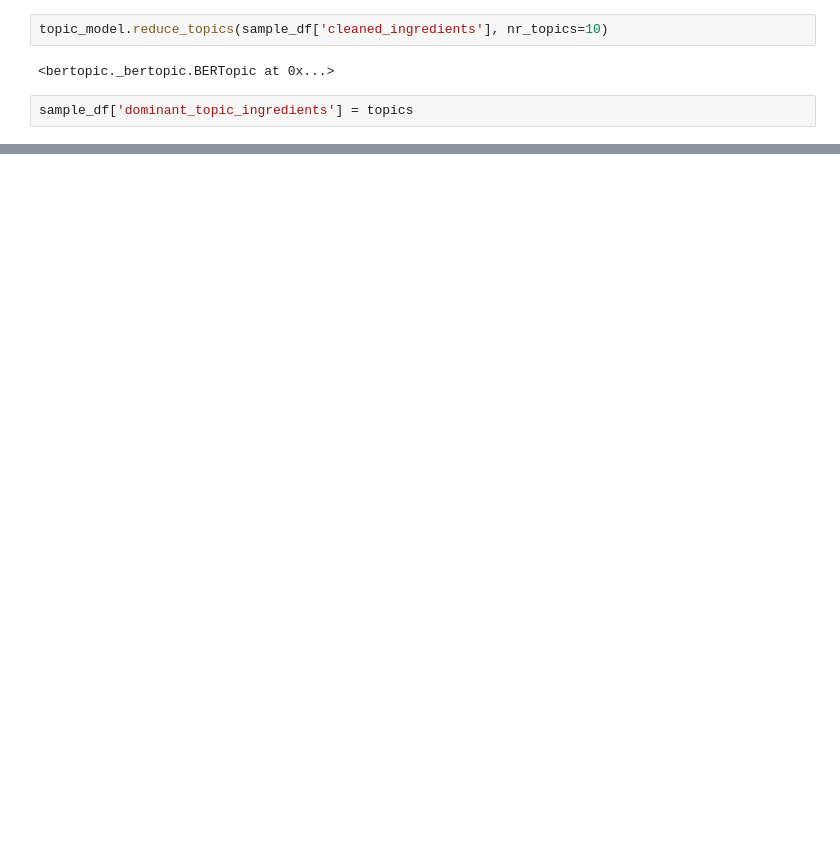
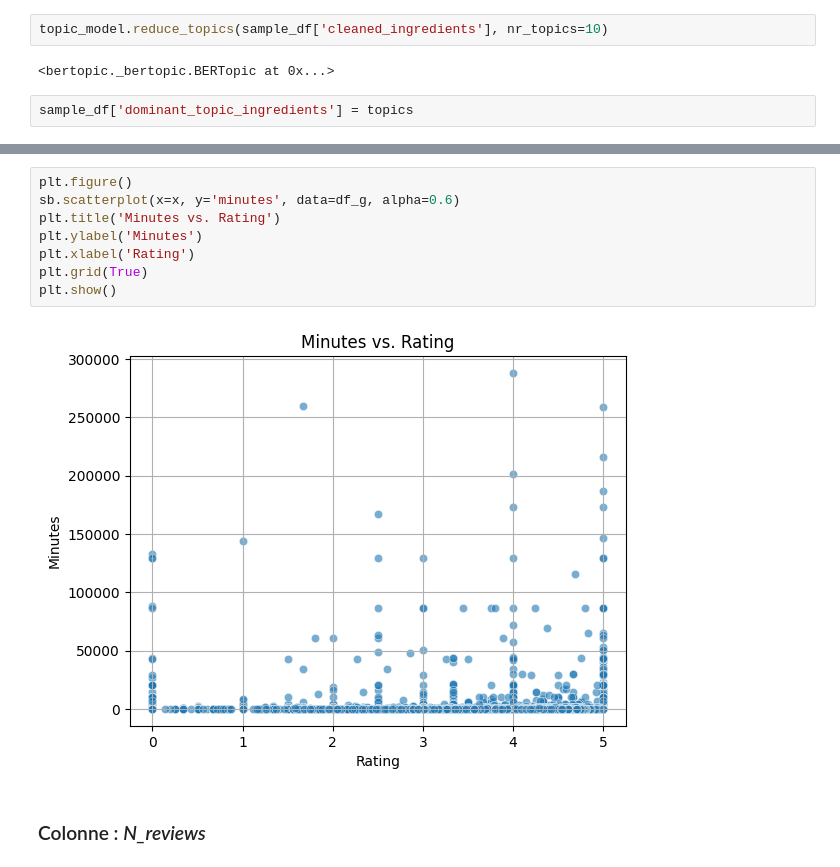
Before and after one commit to amaldre/projet_Kit_Big_Data, a Jupyter notebook: data_processing/eda__features_mode.ipynb, the cells around one changed output, grey strips where cells are left out. Drawn from its saved outputs; the diff is of its cells as text; blank space fills up the shorter version.

```diff
--- a/data_processing/eda__features_mode.ipynb
+++ b/data_processing/eda__features_mode.ipynb
@@ -1191,0 +1221,12 @@ topic_model.get_topic_info()
+# %%
+plt.figure()
+sb.scatterplot(x=x, y='minutes', data=df_g, alpha=0.6)
+plt.title('Minutes vs. Rating')
+plt.ylabel('Minutes')
+plt.xlabel('Rating')
+plt.grid(True)
+plt.show()
+# %% [output]
+[figure, added]
+# %% [markdown]
+### Colonne : *N_reviews*
```
Also changed, not shown: parts of 32 cells of this notebook.
